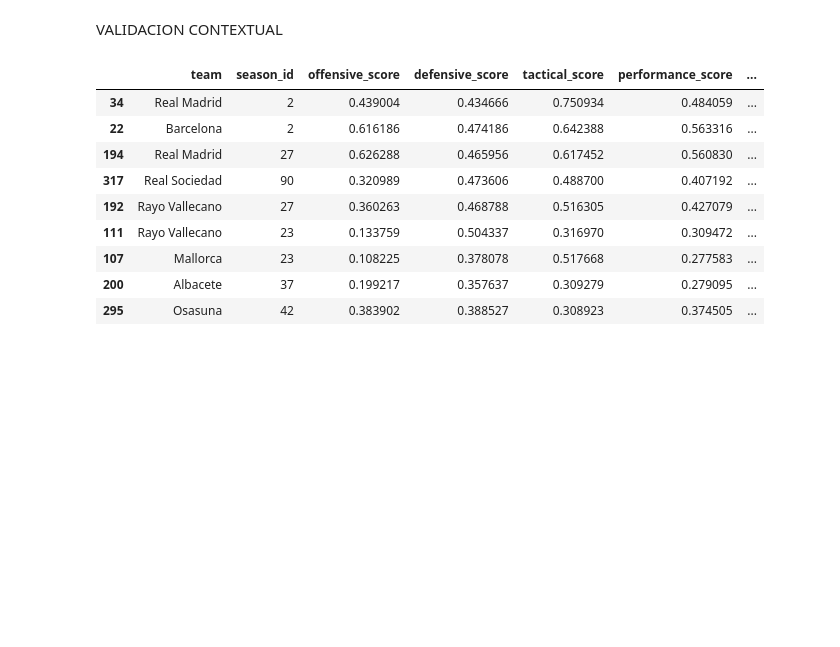
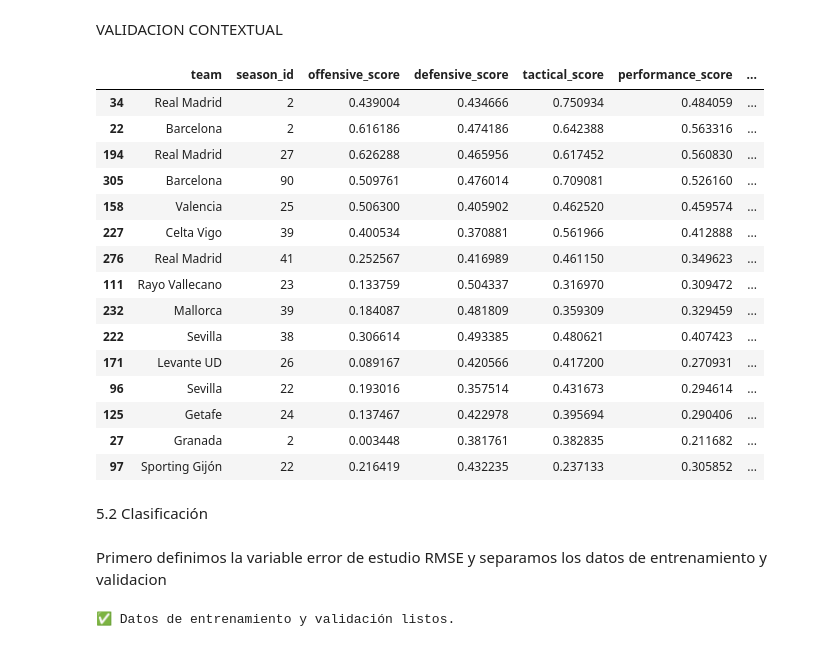
Before and after one commit to VainstubTomas/Aprendizaje_Automatico_Grandes_Datos, a Jupyter notebook: main.ipynb, the cells around one changed output. Cells and saved outputs as stored; diff of their text form; code cells hidden in the pictures; blank space fills up the shorter version.

```diff
--- a/main.ipynb
+++ b/main.ipynb
@@ -660,0 +659,18 @@ if 'avg_possession_x' in agg_df.columns:
+# %%
+# Variables numéricas a escalar
+features = ['offensive_score', 'defensive_score', 'tactical_score', 'performance_score']
+
+# Pipeline de preprocesamiento (solo escalado)
+scaling_pipeline = Pipeline([
+    ('scaler', RobustScaler(quantile_range=(10, 90)))  # menos sensible a valores extremos
+])
+
+# Aplicar pipeline
+X_scaled = scaling_pipeline.fit_transform(df_model[features])
+
+# Guardar DataFrame escalado (por si lo querés inspeccionar)
+df_scaled = df_model.copy()
+df_scaled[[f"{f}_scaled" for f in features]] = X_scaled
+
+print("✅ Escalado de datos completado")
+display(df_scaled.head(5))
@@ -1108,30 +1113,68 @@ Dir. de menor variablidad indica: la combinacion de variables con un grado menor
 VALIDACION CONTEXTUAL
 # %%
 # Seleccionamos muestras balanceadas de cada grupo
-sample_buenos = df_model[df_model['performance_label'] == 'BUENOS'].sample(3, random_state=1)
-sample_intermedios = df_model[df_model['performance_label'] == 'INTERMEDIOS'].sample(3, random_state=1)
-sample_malos = df_model[df_model['performance_label'] == 'MALOS'].sample(3, random_state=1)
+sample_buenos = df_model[df_model['performance_label'] == 'BUENOS'].sample(5, random_state=1)
+sample_intermedios = df_model[df_model['performance_label'] == 'INTERMEDIOS'].sample(5, random_state=1)
+sample_malos = df_model[df_model['performance_label'] == 'MALOS'].sample(5, random_state=1)
 
 # Unimos todo en una sola tabla
 df_context = pd.concat([sample_buenos, sample_intermedios, sample_malos])
 
 # Columnas clave para revisar
 cols_show = [
     'team', 'season_id',
     'offensive_score', 'defensive_score', 'tactical_score', 'performance_score',
     'performance_label'
 ]
 
 # Mostramos tabla ordenada por tipo
 display(df_context[cols_show].sort_values('performance_label'))
 # %% [output]
 |  | team | season_id | offensive_score | defensive_score | tactical_score | performance_score | ... |
 | 34 | Real Madrid | 2 | 0.439004 | 0.434666 | 0.750934 | 0.484059 | ... |
 | 22 | Barcelona | 2 | 0.616186 | 0.474186 | 0.642388 | 0.563316 | ... |
 | 194 | Real Madrid | 27 | 0.626288 | 0.465956 | 0.617452 | 0.560830 | ... |
-| 317 | Real Sociedad | 90 | 0.320989 | 0.473606 | 0.488700 | 0.407192 | ... |
-| 192 | Rayo Vallecano | 27 | 0.360263 | 0.468788 | 0.516305 | 0.427079 | ... |
+| 305 | Barcelona | 90 | 0.509761 | 0.476014 | 0.709081 | 0.526160 | ... |
+| 158 | Valencia | 25 | 0.506300 | 0.405902 | 0.462520 | 0.459574 | ... |
+| 227 | Celta Vigo | 39 | 0.400534 | 0.370881 | 0.561966 | 0.412888 | ... |
+| 276 | Real Madrid | 41 | 0.252567 | 0.416989 | 0.461150 | 0.349623 | ... |
 | 111 | Rayo Vallecano | 23 | 0.133759 | 0.504337 | 0.316970 | 0.309472 | ... |
-| 107 | Mallorca | 23 | 0.108225 | 0.378078 | 0.517668 | 0.277583 | ... |
-| 200 | Albacete | 37 | 0.199217 | 0.357637 | 0.309279 | 0.279095 | ... |
-| 295 | Osasuna | 42 | 0.383902 | 0.388527 | 0.308923 | 0.374505 | ... |
+| 232 | Mallorca | 39 | 0.184087 | 0.481809 | 0.359309 | 0.329459 | ... |
+| 222 | Sevilla | 38 | 0.306614 | 0.493385 | 0.480621 | 0.407423 | ... |
+| 171 | Levante UD | 26 | 0.089167 | 0.420566 | 0.417200 | 0.270931 | ... |
+| 96 | Sevilla | 22 | 0.193016 | 0.357514 | 0.431673 | 0.294614 | ... |
+| 125 | Getafe | 24 | 0.137467 | 0.422978 | 0.395694 | 0.290406 | ... |
+| 27 | Granada | 2 | 0.003448 | 0.381761 | 0.382835 | 0.211682 | ... |
+| 97 | Sporting Gijón | 22 | 0.216419 | 0.432235 | 0.237133 | 0.305852 | ... |
+# %% [markdown]
+5.2 Clasificación
+# %% [markdown]
+Primero definimos la variable error de estudio RMSE y separamos los datos de entrenamiento y validacion
+# %%
+# RMSE (función definida en la celda 39)
+def rmse(y_true, y_pred):
+    return np.sqrt(mean_squared_error(y_true, y_pred))
+
+# Features y target (la misma división de tu Regresión Lineal 5.3.2)
+features = ['offensive_score', 'defensive_score', 'tactical_score']
+target   = 'performance_score' # Usamos 'performance_score' para el split inicial de X
+
+# Split temporal (últimas 2 temporadas para validación)
+last_n_seasons = 2
+seasons_sorted = np.sort(df_model['season_id'].unique())
+test_seasons   = seasons_sorted[-last_n_seasons:]
+train_seasons  = seasons_sorted[:-last_n_seasons]
+
+train_df = df_model[df_model['season_id'].isin(train_seasons)].copy()
+valid_df = df_model[df_model['season_id'].isin(test_seasons)].copy()
+
+X_train = train_df[features].values
+X_valid = valid_df[features].values
+
+# 📌 Target Categórico (la etiqueta a predecir en clasificación)
+y_train_cat = train_df['performance_label'].values
+y_valid_cat = valid_df['performance_label'].values
+
+print("✅ Datos de entrenamiento y validación listos.")
+# %% [output]
+✅ Datos de entrenamiento y validación listos.
```
Also changed, not shown: parts of 25 cells of this notebook.
